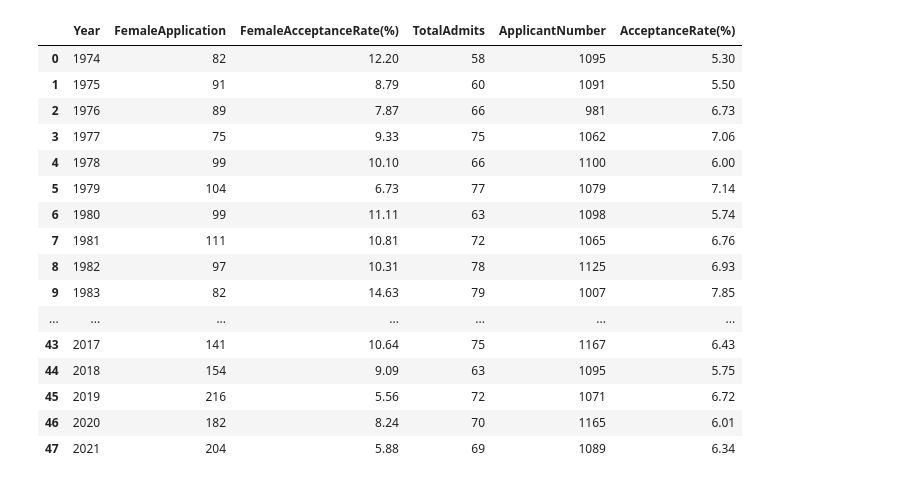
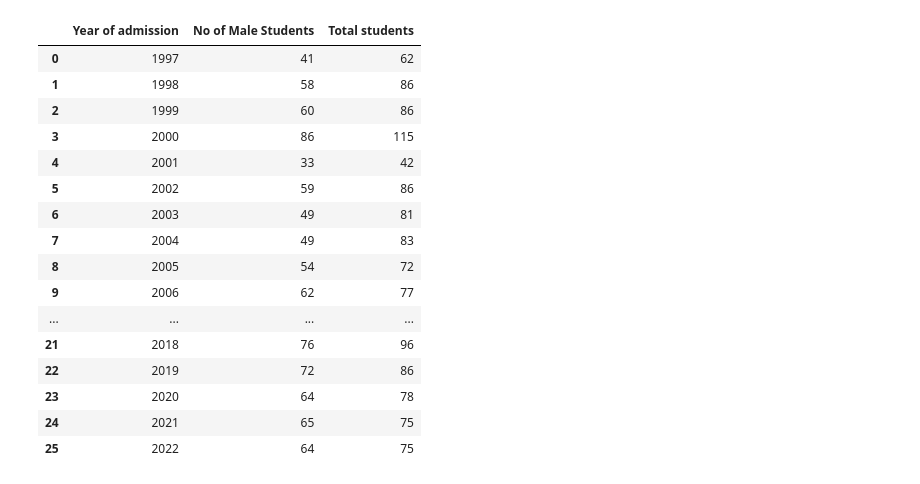
Before and after one commit to Simplystina/CSC-476-Prediction-System, a Jupyter notebook: CSC 476 Research.ipynb, the cells around one changed output. Saved outputs shown, nothing was run; the diff lists cells and outputs as text; code cells hidden in the pictures.

```diff
--- a/CSC 476 Research.ipynb
+++ b/CSC 476 Research.ipynb
@@ -57,3 +68,3 @@ dtype: int64
 # %%
-#This is our target variable which is the dependent variable
-df['FemaleAdmits']
+#Creating a new column for the total number of students
+df['Total students'] = df['No of female students'] + df['No of Male Students']
@@ -85,21 +119,21 @@ Index(['Year', 'FemaleAdmits', 'FemaleApplication', 'FemaleAcceptanceRate(%)',
 # %%
 #To get all the remaining columns which are the independent variables
-df[["Year","FemaleApplication","FemaleAcceptanceRate(%)","TotalAdmits","ApplicantNumber","AcceptanceRate(%)"]]
+df[["Year of admission","No of Male Students","Total students"]]
 # %% [output]
-|  | Year | FemaleApplication | FemaleAcceptanceRate(%) | TotalAdmits | ApplicantNumber | AcceptanceRate(%) |
-| 0 | 1974 | 82 | 12.20 | 58 | 1095 | 5.30 |
-| 1 | 1975 | 91 | 8.79 | 60 | 1091 | 5.50 |
-| 2 | 1976 | 89 | 7.87 | 66 | 981 | 6.73 |
-| 3 | 1977 | 75 | 9.33 | 75 | 1062 | 7.06 |
-| 4 | 1978 | 99 | 10.10 | 66 | 1100 | 6.00 |
-| 5 | 1979 | 104 | 6.73 | 77 | 1079 | 7.14 |
-| 6 | 1980 | 99 | 11.11 | 63 | 1098 | 5.74 |
-| 7 | 1981 | 111 | 10.81 | 72 | 1065 | 6.76 |
-| 8 | 1982 | 97 | 10.31 | 78 | 1125 | 6.93 |
-| 9 | 1983 | 82 | 14.63 | 79 | 1007 | 7.85 |
-| ... | ... | ... | ... | ... | ... | ... |
-| 43 | 2017 | 141 | 10.64 | 75 | 1167 | 6.43 |
-| 44 | 2018 | 154 | 9.09 | 63 | 1095 | 5.75 |
-| 45 | 2019 | 216 | 5.56 | 72 | 1071 | 6.72 |
-| 46 | 2020 | 182 | 8.24 | 70 | 1165 | 6.01 |
-| 47 | 2021 | 204 | 5.88 | 69 | 1089 | 6.34 |
+|  | Year of admission | No of Male Students | Total students |
+| 0 | 1997 | 41 | 62 |
+| 1 | 1998 | 58 | 86 |
+| 2 | 1999 | 60 | 86 |
+| 3 | 2000 | 86 | 115 |
+| 4 | 2001 | 33 | 42 |
+| 5 | 2002 | 59 | 86 |
+| 6 | 2003 | 49 | 81 |
+| 7 | 2004 | 49 | 83 |
+| 8 | 2005 | 54 | 72 |
+| 9 | 2006 | 62 | 77 |
+| ... | ... | ... | ... |
+| 21 | 2018 | 76 | 96 |
+| 22 | 2019 | 72 | 86 |
+| 23 | 2020 | 64 | 78 |
+| 24 | 2021 | 65 | 75 |
+| 25 | 2022 | 64 | 75 |
```
Also changed, not shown: parts of 37 cells of this notebook.
